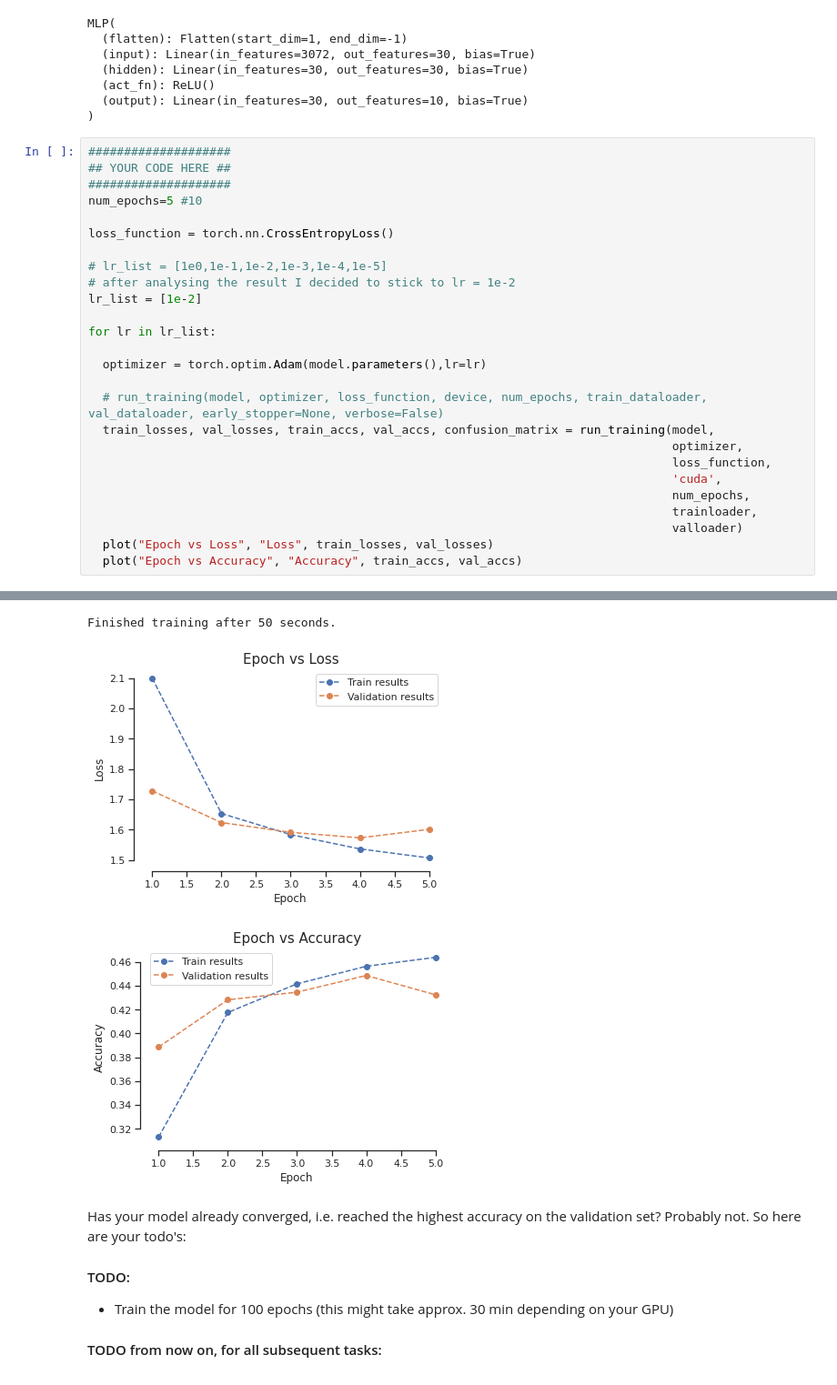
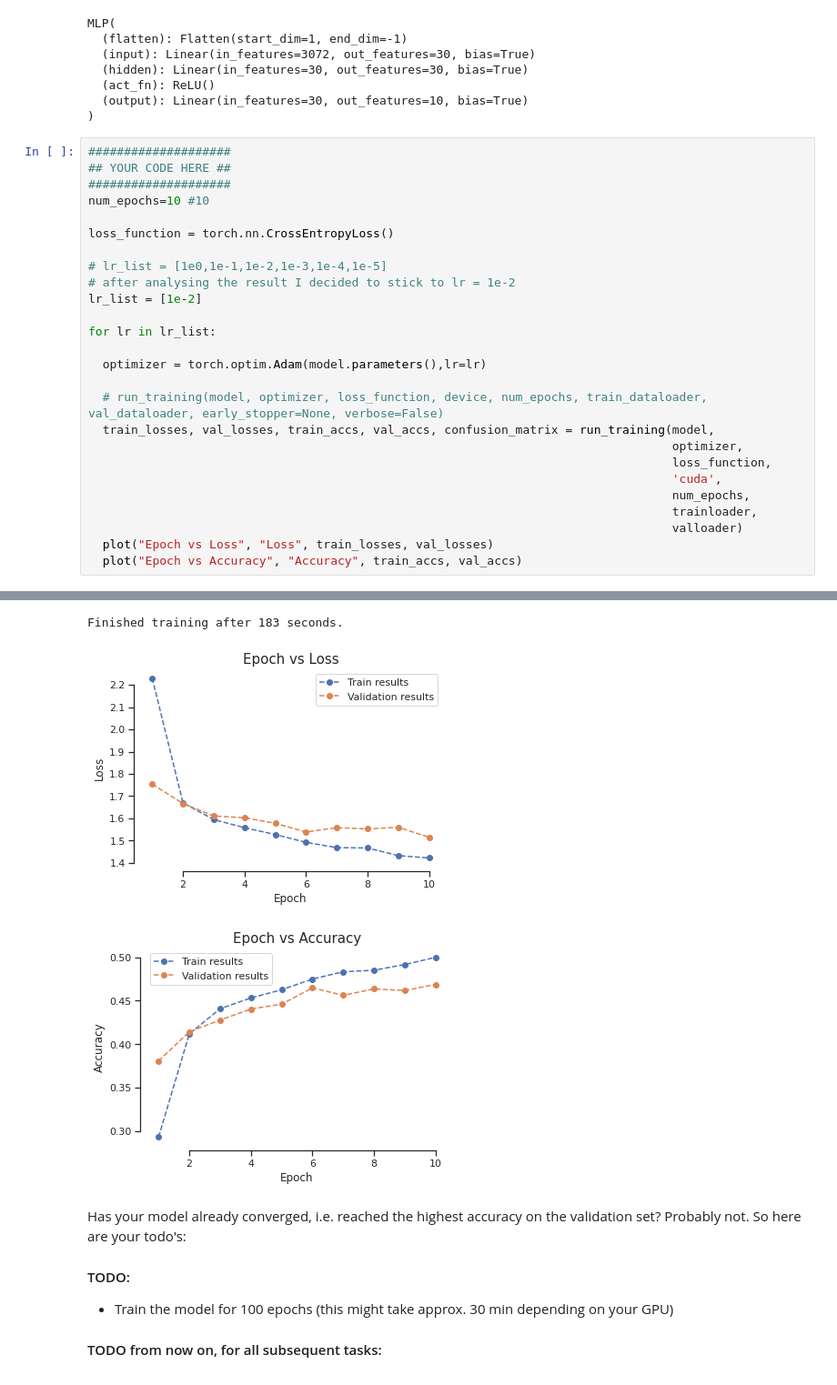
Before and after one commit to adjr2/deep_learning, a Jupyter notebook: Ex2_2022.ipynb, the cells around one changed output, grey strips where cells are left out. Shown at 91% size. Cells and saved outputs as stored; diff of their text form.

```diff
--- a/Ex2_2022.ipynb
+++ b/Ex2_2022.ipynb
@@ -597,34 +597,34 @@ MLP(
 # %%
 ####################
 ## YOUR CODE HERE ##
 ####################
-num_epochs=5 #10
+num_epochs=10 #10
 
 loss_function = torch.nn.CrossEntropyLoss()
 
 # lr_list = [1e0,1e-1,1e-2,1e-3,1e-4,1e-5]
 # after analysing the result I decided to stick to lr = 1e-2
 lr_list = [1e-2]
 
 for lr in lr_list:
 
   optimizer = torch.optim.Adam(model.parameters(),lr=lr)
 
   # run_training(model, optimizer, loss_function, device, num_epochs, train_dataloader, val_dataloader, early_stopper=None, verbose=False)
   train_losses, val_losses, train_accs, val_accs, confusion_matrix = run_training(model,
                                                                                   optimizer,
                                                                                   loss_function,
                                                                                   'cuda',
                                                                                   num_epochs,
                                                                                   trainloader,
                                                                                   valloader)
   plot("Epoch vs Loss", "Loss", train_losses, val_losses)
   plot("Epoch vs Accuracy", "Accuracy", train_accs, val_accs)
 # %% [output]
 [interactive output not drawn]
-Finished training after 50 seconds.
+Finished training after 183 seconds.
-[figure, old version]
+[figure, new version]
-[figure, old version]
+[figure, new version]
 # %% [markdown]
 Has your model already converged, i.e. reached the highest accuracy on the validation set? Probably not. So here are your todo's:
 
```
Also changed, not shown: parts of 3 cells of this notebook.
